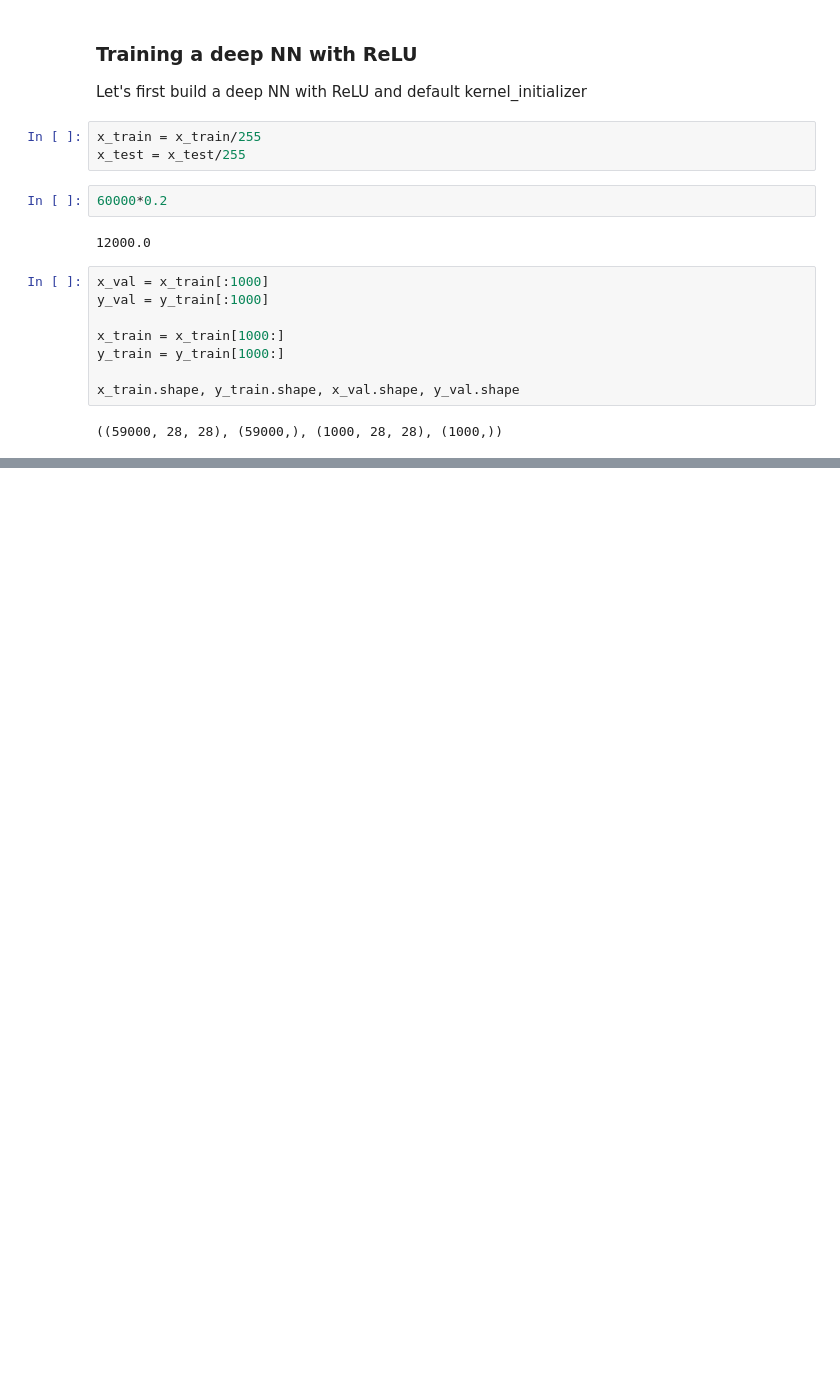
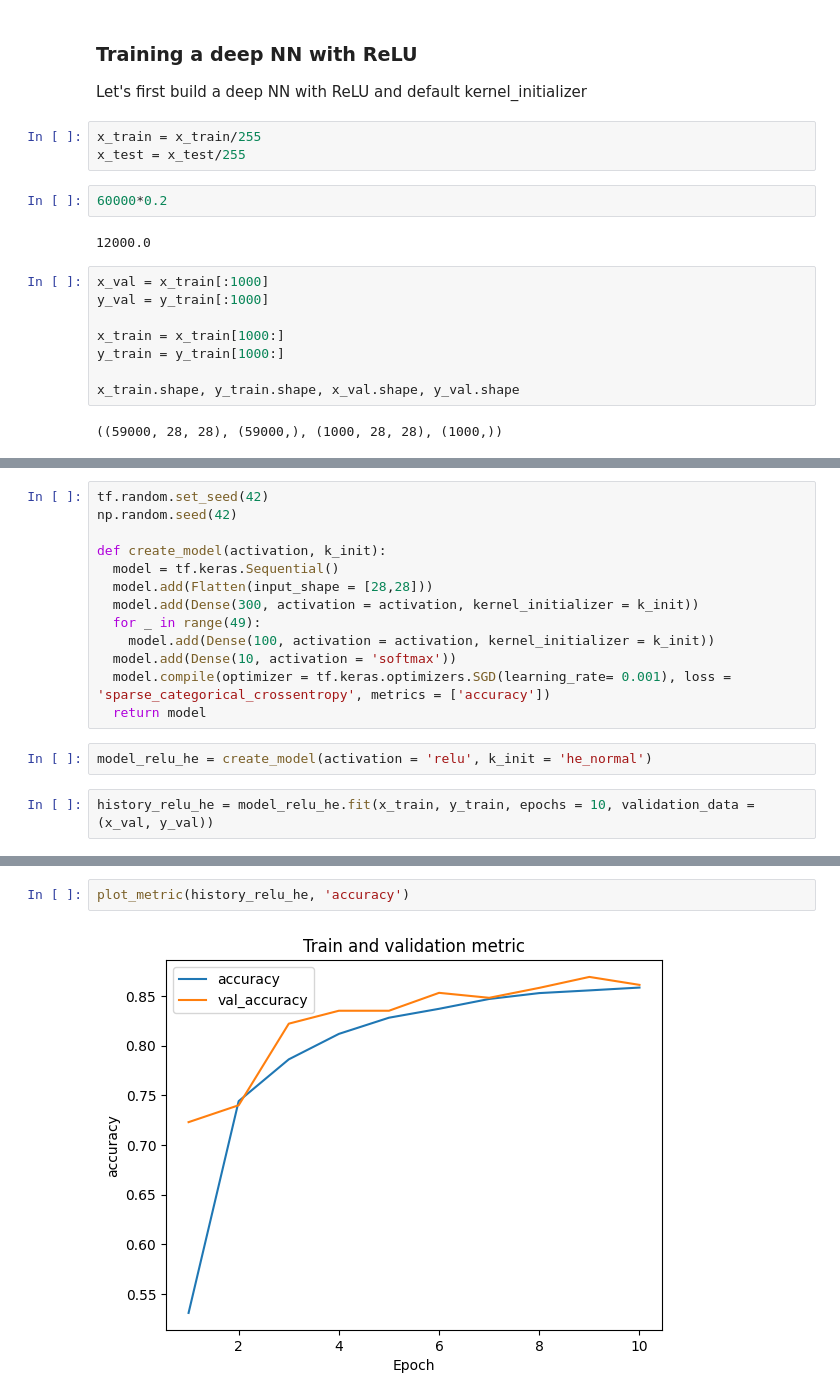
Before and after one commit to ryzhokhina/Tensorflow-Dev-Exam-Preparation, a Jupyter notebook: ReLU_in_DeepLearning.ipynb, the cells around one changed output, grey strips where cells are left out. Cells and saved outputs as stored; diff of their text form; blank space fills up the shorter version.

```diff
--- a/ReLU_in_DeepLearning.ipynb
+++ b/ReLU_in_DeepLearning.ipynb
@@ -127,0 +204,17 @@ x_train.shape, y_train.shape, x_val.shape, y_val.shape
+# %%
+tf.random.set_seed(42)
+np.random.seed(42)
+
+def create_model(activation, k_init):
+  model = tf.keras.Sequential()
+  model.add(Flatten(input_shape = [28,28]))
+  model.add(Dense(300, activation = activation, kernel_initializer = k_init))
+  for _ in range(49):
+    model.add(Dense(100, activation = activation, kernel_initializer = k_init))
+  model.add(Dense(10, activation = 'softmax'))
+  model.compile(optimizer = tf.keras.optimizers.SGD(learning_rate= 0.001), loss = 'sparse_categorical_crossentropy', metrics = ['accuracy'])
+  return model
+# %%
+model_relu_he = create_model(activation = 'relu', k_init = 'he_normal')
+# %%
+history_relu_he = model_relu_he.fit(x_train, y_train, epochs = 10, validation_data = (x_val, y_val))
@@ -127,0 +242,4 @@ x_train.shape, y_train.shape, x_val.shape, y_val.shape
+# %%
+plot_metric(history_relu_he, 'accuracy')
+# %% [output]
+[figure, added]
```
Also changed, not shown: parts of 16 cells of this notebook.
